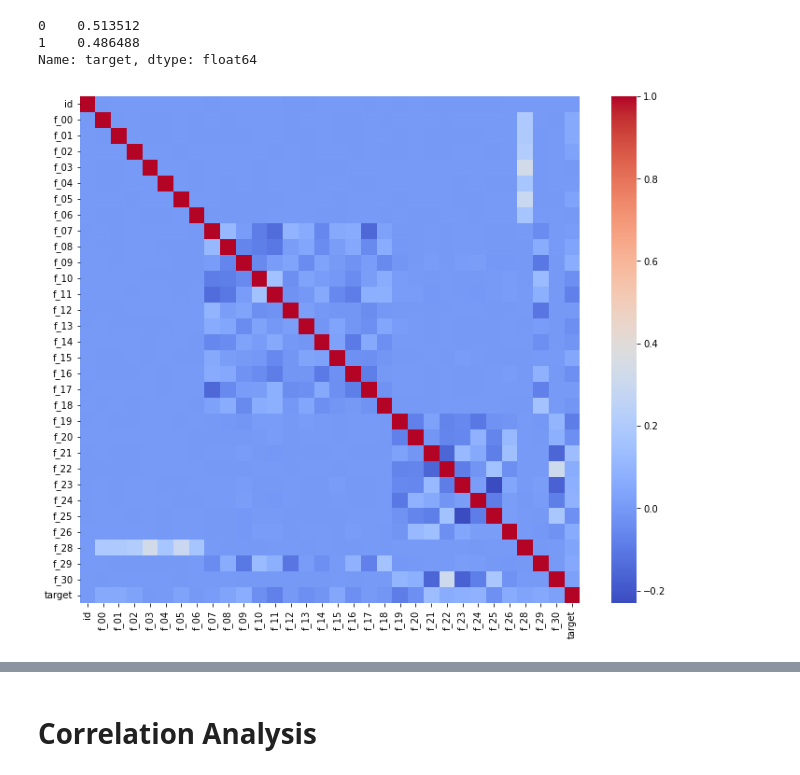
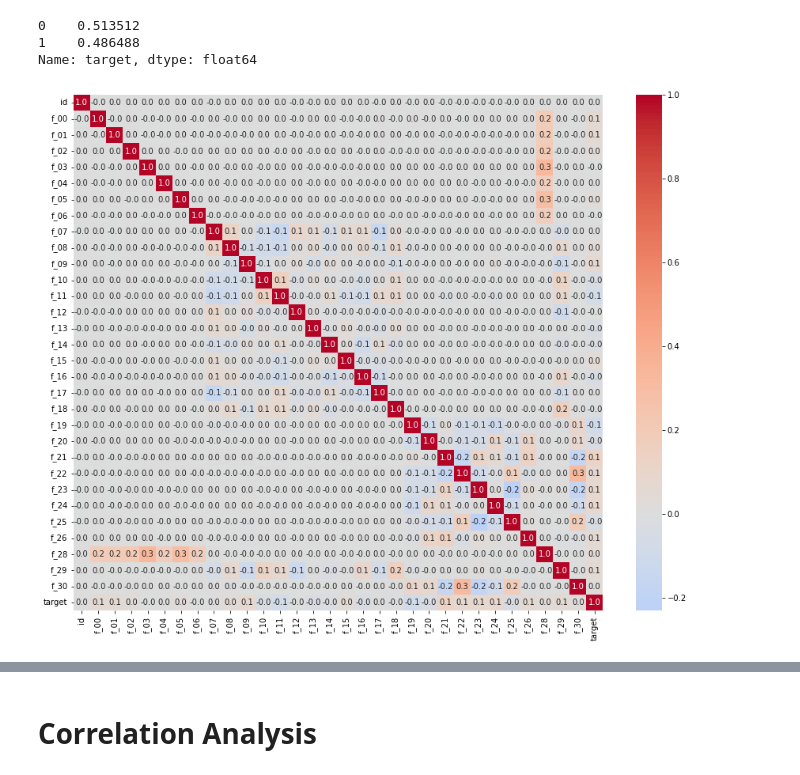
Before and after one commit to nsu1210/Kaggle, a Jupyter notebook: tps-may22-cls-lgbm.ipynb, the cells around one changed output, grey strips where cells are left out. Saved outputs shown, nothing was run; the diff lists cells and outputs as text; code cells hidden in the pictures.

```diff
--- a/tps-may22-cls-lgbm.ipynb
+++ b/tps-may22-cls-lgbm.ipynb
@@ -120,8 +120,8 @@ train.target.value_counts()/len(train)
 1    0.486488
 Name: target, dtype: float64
 # %%
-plt.figure(figsize = (12,10))
-sns.heatmap(train.corr(), cmap = 'coolwarm')
+plt.figure(figsize = (15,12))
+sns.heatmap(train.corr(), cmap = 'coolwarm',center=0, annot=True, fmt='.1f')
 plt.show()
 # %% [output]
-[figure, old version]
+[figure, new version]
```
Also changed, not shown: parts of 13 cells of this notebook.
